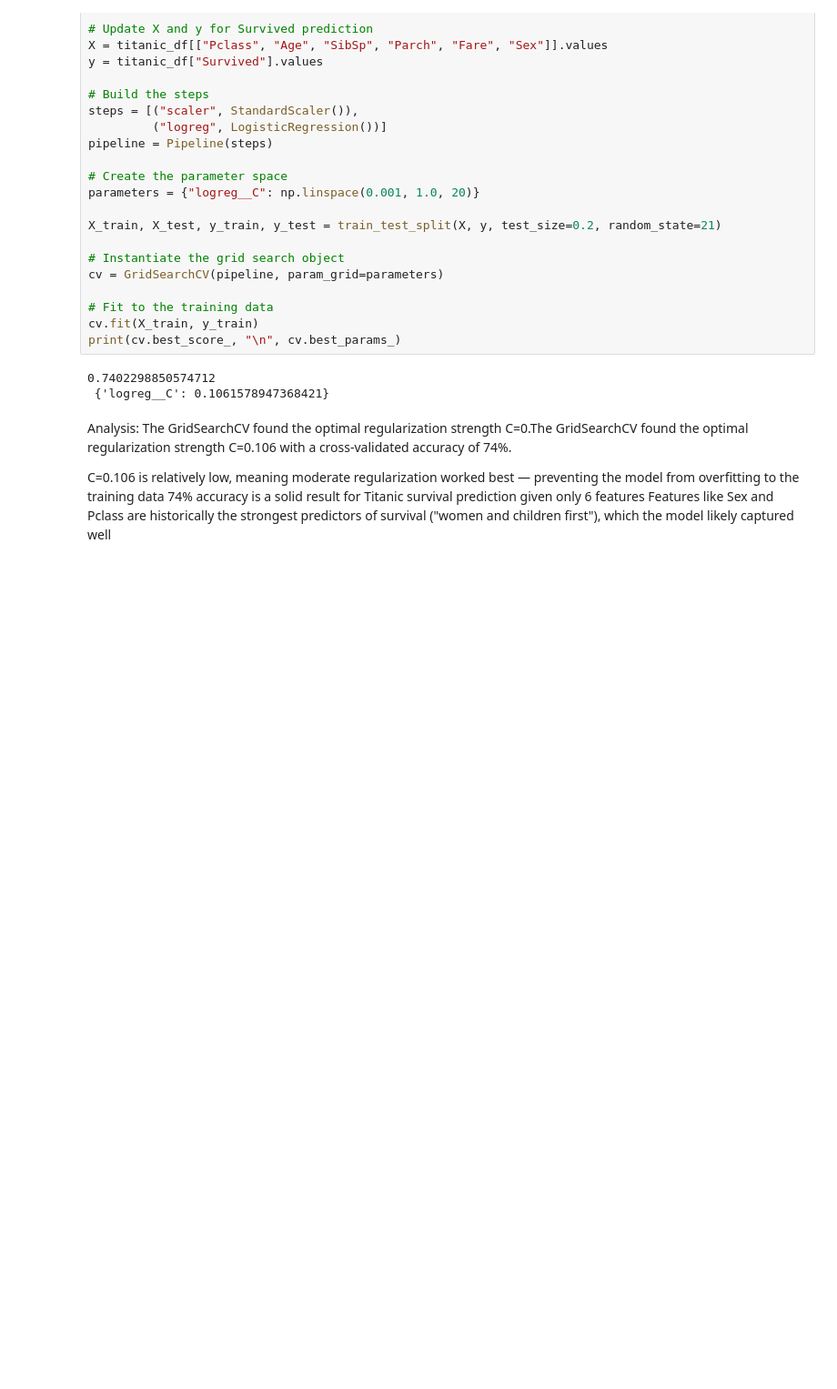
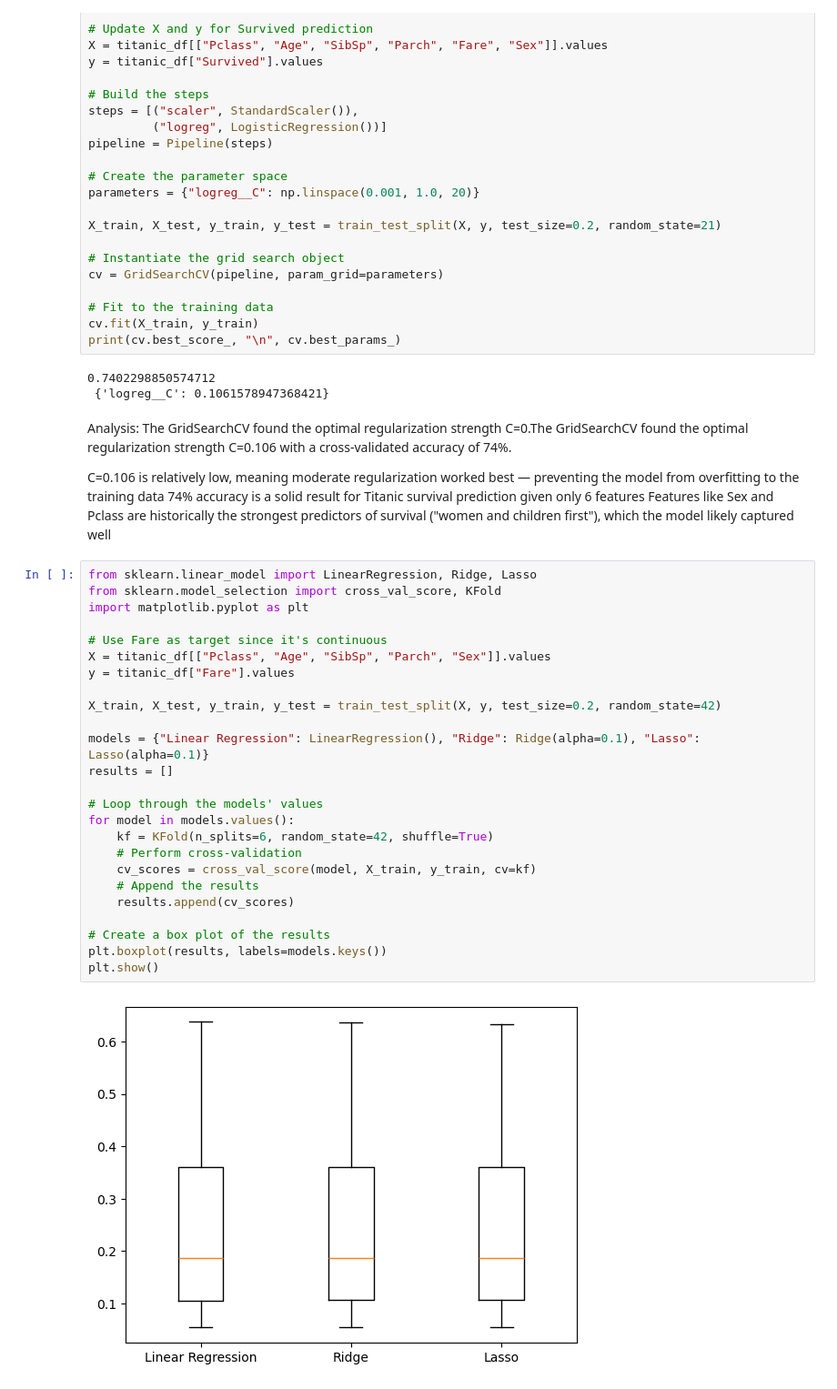
Before and after one commit to saalssall/Machine_Learning_Python, a Jupyter notebook: Project_6.ipynb, the cells around one changed output. Shown at 91% size. Cells and saved outputs as stored; diff of their text form; blank space fills up the shorter version.

Commit message:
Compare Linear Regression, Ridge, and Lasso with cross-validation box plot on Titanic fare

```diff
--- a/Project_6.ipynb
+++ b/Project_6.ipynb
@@ -715,3 +715,30 @@ Analysis: The GridSearchCV found the optimal regularization strength C=0.The Gri
 C=0.106 is relatively low, meaning moderate regularization worked best — preventing the model from overfitting to the training data
 74% accuracy is a solid result for Titanic survival prediction given only 6 features
 Features like Sex and Pclass are historically the strongest predictors of survival ("women and children first"), which the model likely captured well
+# %%
+from sklearn.linear_model import LinearRegression, Ridge, Lasso
+from sklearn.model_selection import cross_val_score, KFold
+import matplotlib.pyplot as plt
+
+# Use Fare as target since it's continuous
+X = titanic_df[["Pclass", "Age", "SibSp", "Parch", "Sex"]].values
+y = titanic_df["Fare"].values
+
+X_train, X_test, y_train, y_test = train_test_split(X, y, test_size=0.2, random_state=42)
+
+models = {"Linear Regression": LinearRegression(), "Ridge": Ridge(alpha=0.1), "Lasso": Lasso(alpha=0.1)}
+results = []
+
+# Loop through the models' values
+for model in models.values():
+    kf = KFold(n_splits=6, random_state=42, shuffle=True)
+    # Perform cross-validation
+    cv_scores = cross_val_score(model, X_train, y_train, cv=kf)
+    # Append the results
+    results.append(cv_scores)
+
+# Create a box plot of the results
+plt.boxplot(results, labels=models.keys())
+plt.show()
+# %% [output]
+[figure, added]
```
